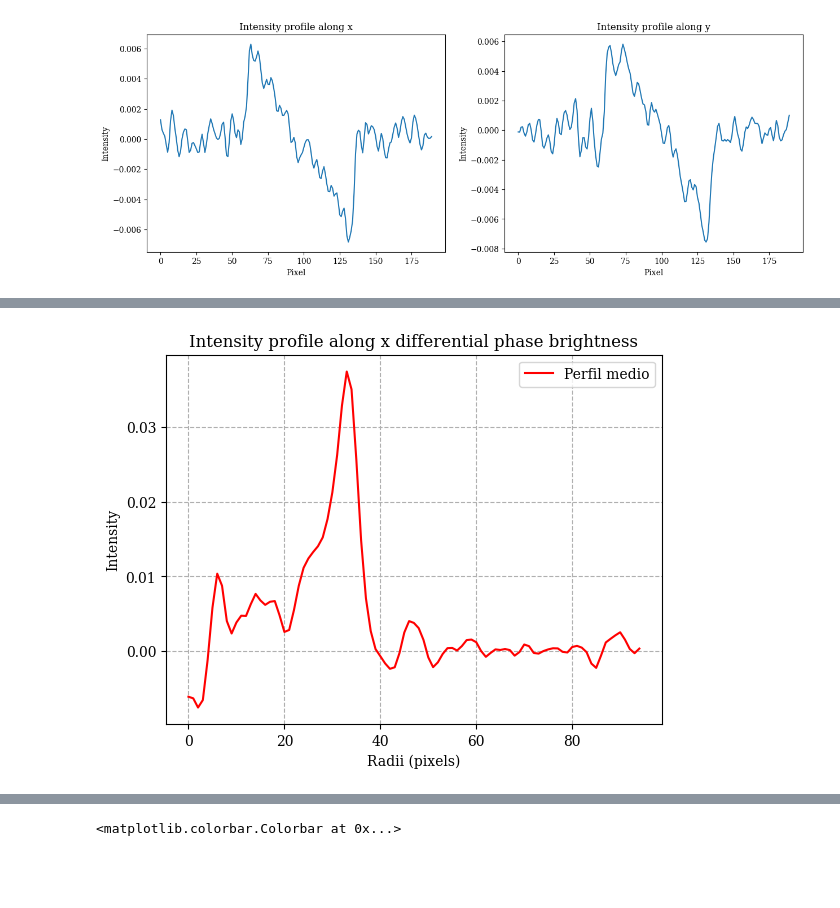
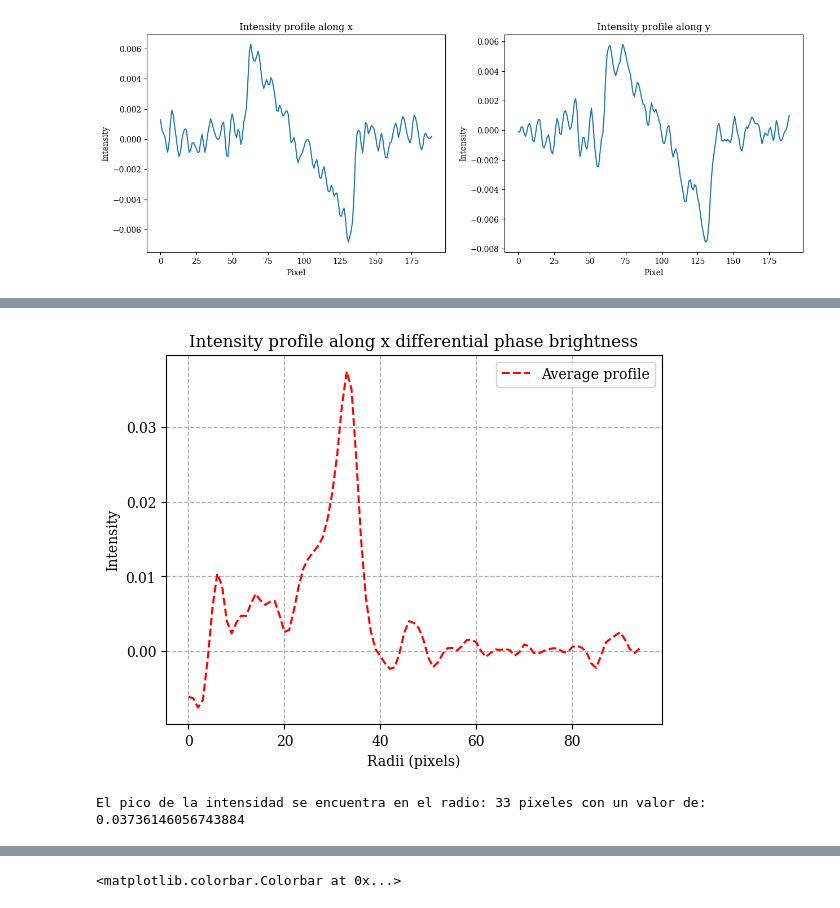
Before and after one commit to roshak1197/FSZ_Study, a Jupyter notebook: read_High.ipynb, the cells around one changed output, grey strips where cells are left out. Drawn from its saved outputs; the diff is of its cells as text; code cells hidden in the pictures; blank space fills up the shorter version.

Commit message:
profiles

```diff
--- a/read_High.ipynb
+++ b/read_High.ipynb
@@ -317,15 +319,19 @@ plt.axhline(y=polar_img.shape[0]//3, color='r', linestyle='--', label='Centro')
 # %%
 #Tomemos 20 perfiles entre 150 px a 200 px a lo largo de x
 perfil = []
 for i in range(150, 200,2):
     perfil.append(polar_img[i,:])
 mean_Profile = np.mean(perfil, axis=0)
-plt.plot(mean_Profile, label='Perfil medio', color='red')
+plt.plot(mean_Profile, label='Average profile', color='red',linestyle='--')
 plt.title("Intensity profile along x differential phase brightness")
 plt.xlabel("Radii (pixels)")
 plt.ylabel("Intensity")
 plt.grid(linestyle='--')
 plt.legend()
 plt.show()
+peak = np.argmax(mean_Profile)
+peak_value = mean_Profile[peak]
+print(f"El pico de la intensidad se encuentra en el radio: {peak} pixeles con un valor de: {peak_value}")
 # %% [output]
-[figure, old version]
+[figure, new version]
+El pico de la intensidad se encuentra en el radio: 33 pixeles con un valor de: 0.03736146056743884
```
Also changed, not shown: parts of 4 cells of this notebook.
